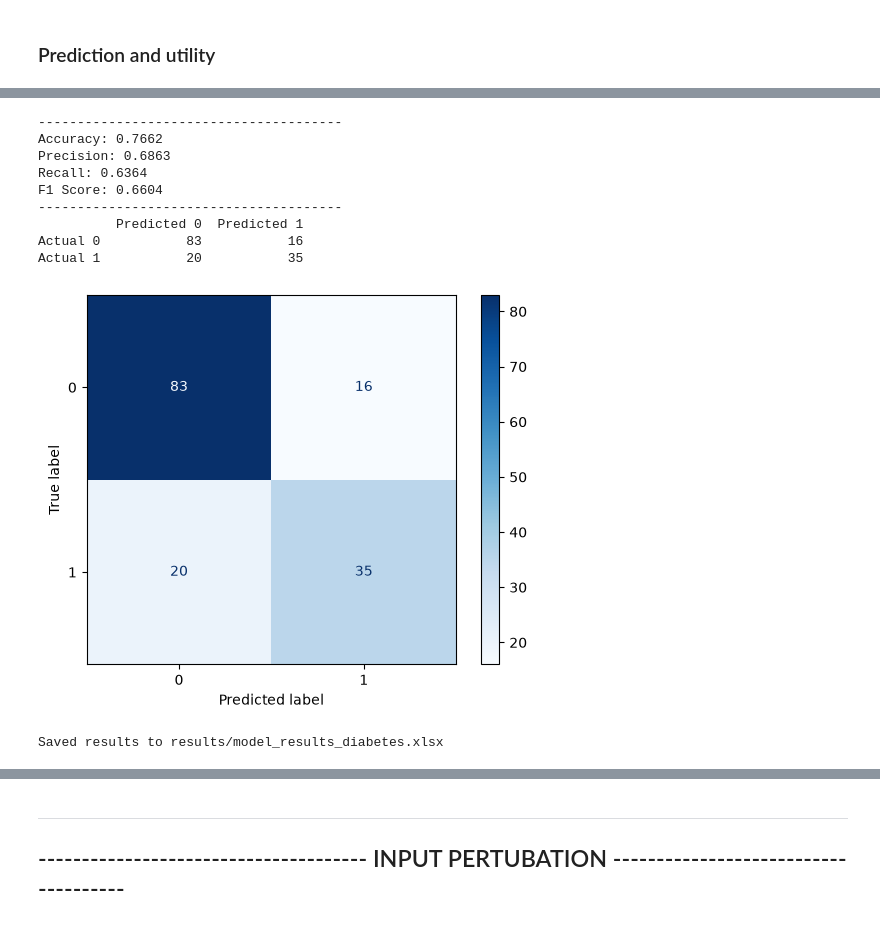
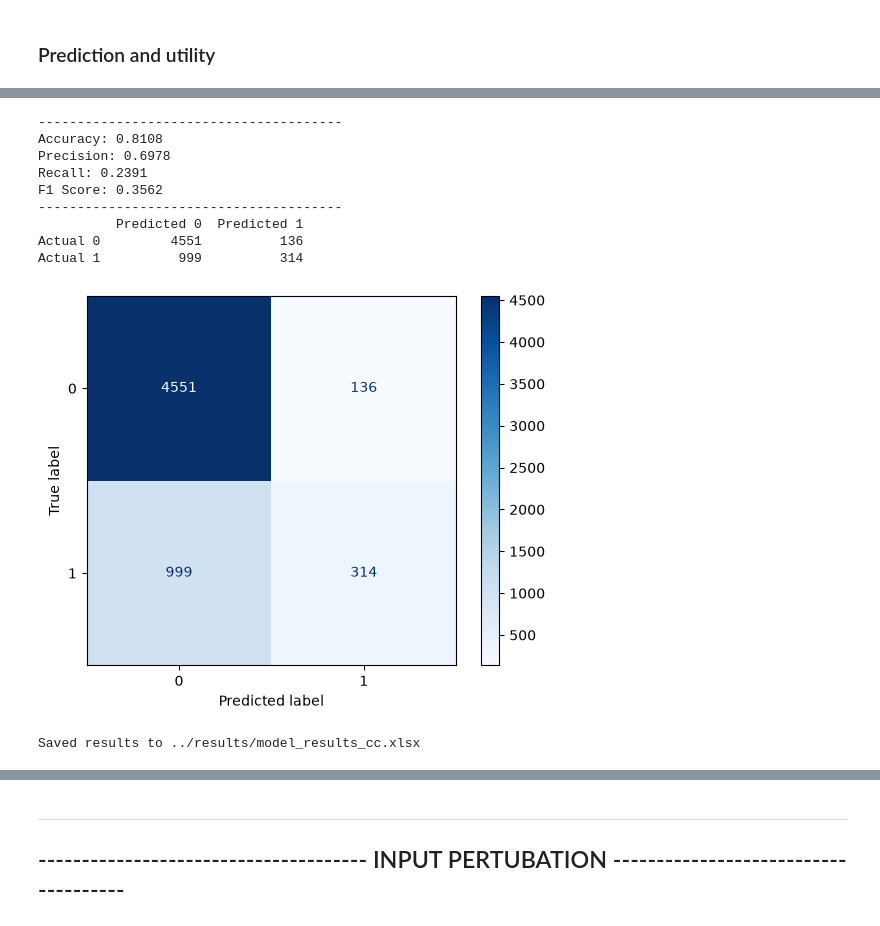
Before and after one commit to Amelie1313/privacy_in_ml, a Jupyter notebook: jupyter_notebooks/creditcard_dataset.ipynb, the cells around one changed output, grey strips where cells are left out. Cells and saved outputs as stored; diff of their text form; code cells hidden in the pictures.

```diff
--- a/diabetes_dataset.ipynb
+++ b/jupyter_notebooks/creditcard_dataset.ipynb
@@ -40,0 +26,22 @@ X_test_sc = scaler.transform(X_test)
+# %%
+cc_train = pd.read_csv("../datasets/creditcard_train.csv")
+cc_test = pd.read_csv("../datasets/creditcard_test.csv")
+
+cc_train = cc_train.drop("ID", axis = 1)
+cc_test = cc_test.drop("ID", axis = 1)
+# %%
+def get_dummies_all(X_train, X_test):
+    """
+    Converts all categorical variables in a DataFrame into dummy (one-hot encoded) variables.
+    """
+    categorical_cols = ["MARRIAGE", "SEX", "EDUCATION"]  # Select categorical columns
+    X_train_encoded = pd.get_dummies(X_train, columns=categorical_cols, drop_first=True)
+    X_test_encoded = pd.get_dummies(X_test, columns=categorical_cols, drop_first=True)
+    return X_train_encoded, X_test_encoded
+# %%
+X_train = cc_train.drop('default.payment.next.month', axis = 1)
+X_test = cc_test.drop('default.payment.next.month', axis = 1)
+y_train = cc_train['default.payment.next.month']
+y_test = cc_test['default.payment.next.month']
+
+X_train, X_test = get_dummies_all(X_train, X_test)
@@ -40,0 +74,20 @@ X_test_sc = scaler.transform(X_test)
+# %%
+preprocessor = ColumnTransformer(
+    transformers=[
+        ("num", StandardScaler(), numeric_features),
+        ("ord", StandardScaler(), ordinal_features)
+    ],
+    remainder="passthrough"
+)
+
+X_train_sc = pd.DataFrame(
+    preprocessor.fit_transform(X_train),
+    columns=preprocessor.get_feature_names_out(),
+    index=X_train.index
+)
+
+X_test_sc = pd.DataFrame(
+    preprocessor.transform(X_test),
+    columns=preprocessor.get_feature_names_out(),
+    index=X_test.index
+)
@@ -67,23 +139,23 @@ F1 Score: 0.6512
 # %%
 fc.predict_binary_save_results(
     model,
     X_test_sc,
     y_test,
     conf_matrix = True,
     perturbation_type="Original",
     epsilon=0,
-    output_file="results/model_results_diabetes.xlsx"
+    output_file="../results/model_results_cc.xlsx"
 )
 # %% [output]
 ---------------------------------------
-Accuracy: 0.7662
-Precision: 0.6863
-Recall: 0.6364
-F1 Score: 0.6604
+Accuracy: 0.8108
+Precision: 0.6978
+Recall: 0.2391
+F1 Score: 0.3562
 ---------------------------------------
           Predicted 0  Predicted 1
-Actual 0           83           16
-Actual 1           20           35
+Actual 0         4551          136
+Actual 1          999          314
-[figure, old version]
+[figure, new version]
-Saved results to results/model_results_diabetes.xlsx
+Saved results to ../results/model_results_cc.xlsx
 # %%
```
Also changed, not shown: parts of 21 cells of this notebook, 35 other files.
